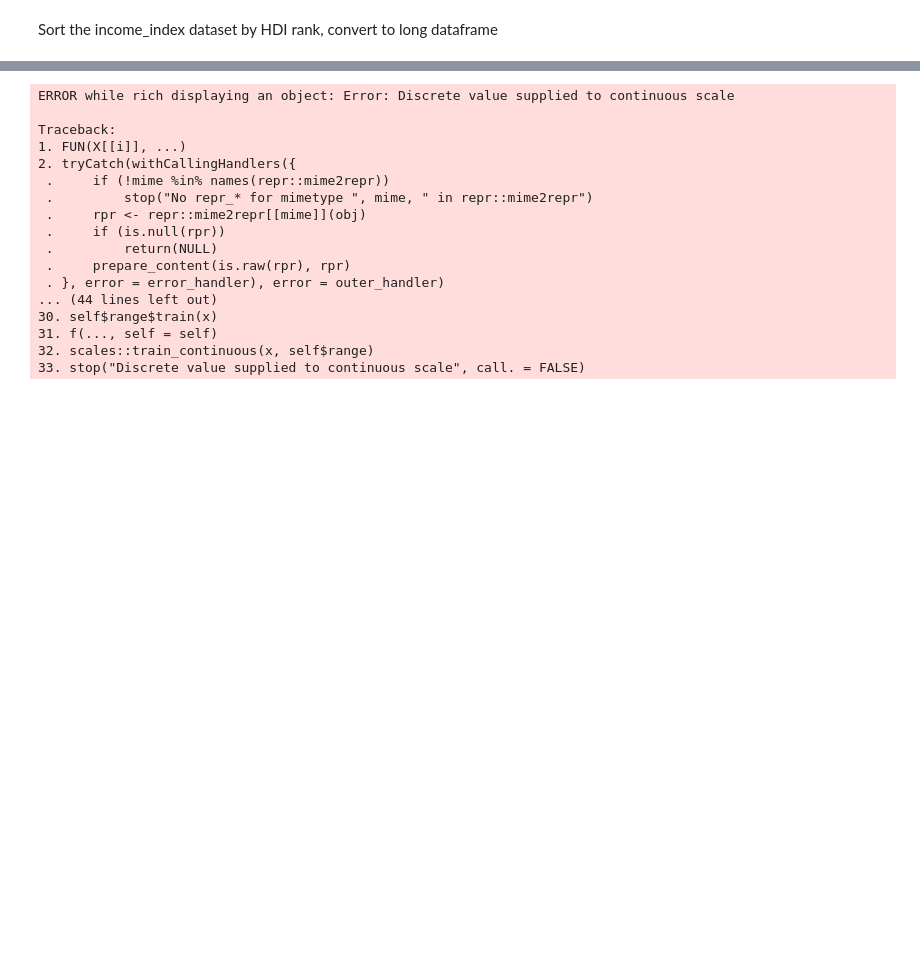
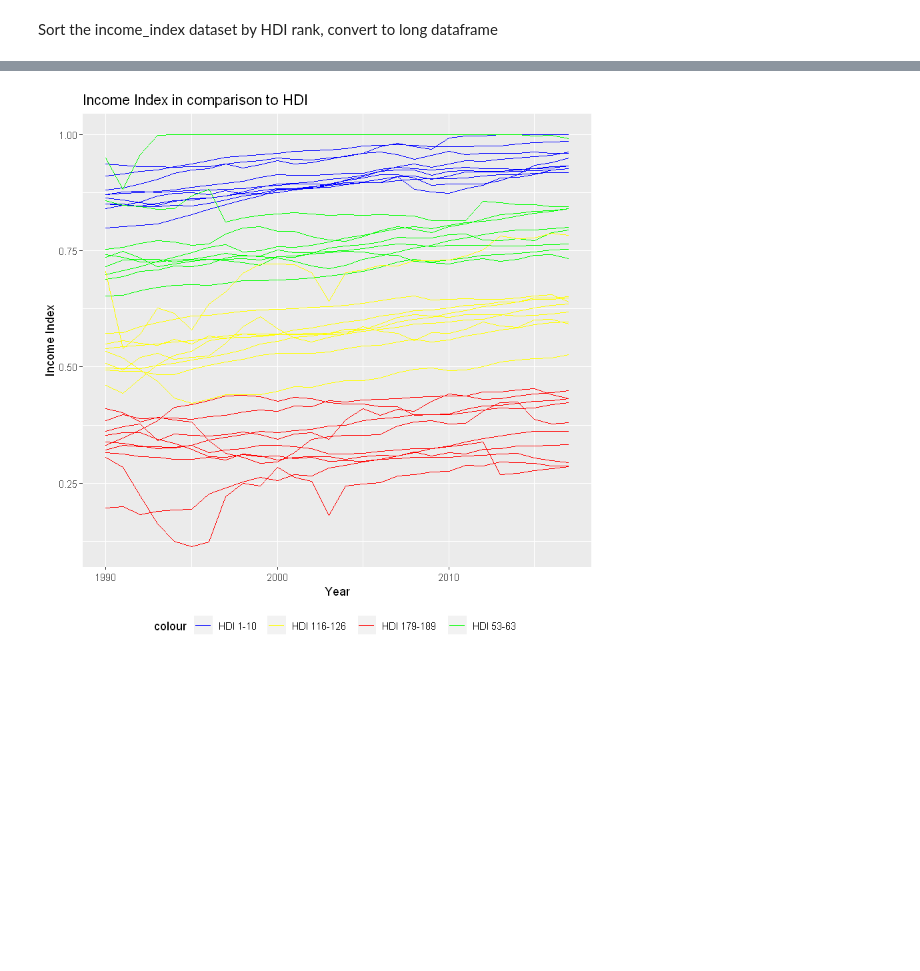
Before and after one commit to hazelerickson/data201, a Jupyter notebook: Group project - Income Index and Unemployment.ipynb, the cells around one changed output, grey strips where cells are left out. Cells and saved outputs as stored; diff of their text form; code cells hidden in the pictures; blank space fills up the shorter version.

```diff
--- a/Group project - Income Index and Unemployment.ipynb
+++ b/Group project - Income Index and Unemployment.ipynb
@@ -106,27 +63,27 @@ Warning message in eval(substitute(list(...)), `_data`, parent.frame()):
+# %%
+# Create function to make long dataframe using the UN data
+convert_to_long <- function(df, set)
+    subset(df, HDI %in% set) %>% # Select the countries from the dataset with the given indexes
+    select(-(HDI)) %>% # Remove HDI columns
+    gather(key = Year, Factor, -Country) %>% # Create Long Dataframe
+    transform(Year = as.numeric(Year), Factor = as.numeric(Factor), check.names=FALSE)
+# %%
+income_index <- income_index %>%
+    arrange(HDI) %>% # Sort dataframe by HDI rank
+    na.omit()
+
+# Create dataframe for eachs set of HDI indexes
+income_index_highest <- convert_to_long(income_index, highest)
+income_index_high <- convert_to_long(income_index, high)
+income_index_low <- convert_to_long(income_index, low)
+income_index_lowest <- convert_to_long(income_index, lowest)
 # %%
 ggplot() +
-    geom_line(data = income_index_highest, aes(x = Year, y = II, group = Country, color = 'HDI 1-10'))  +
-    geom_line(data = income_index_high, aes(x = Year, y = II, group = Country, color = 'HDI 53-63')) +
-    geom_line(data = income_index_low, aes(x = Year, y = II, group = Country, color = 'HDI 116-126')) +
-    geom_line(data = income_index_lowest, aes(x = Year, y = II, group = Country, color = 'HDI 179-189')) +
+    geom_line(data = income_index_highest, aes(x = Year, y = Factor, group = Country, color = 'HDI 1-10'))  +
+    geom_line(data = income_index_high, aes(x = Year, y = Factor, group = Country, color = 'HDI 53-63')) +
+    geom_line(data = income_index_low, aes(x = Year, y = Factor, group = Country, color = 'HDI 116-126')) +
+    geom_line(data = income_index_lowest, aes(x = Year, y = Factor, group = Country, color = 'HDI 179-189')) +
     scale_color_manual(values = c('HDI 1-10' = 'blue', 'HDI 53-63' = 'green', 'HDI 116-126' = 'yellow', 'HDI 179-189' = 'red')) +
     ggtitle('Income Index in comparison to HDI') + xlab('Year') + ylab('Income Index') + theme(legend.position = ("bottom"))
 # %% [output]
-ERROR while rich displaying an object: Error: Discrete value supplied to continuous scale
-
-Traceback:
-1. FUN(X[[i]], ...)
-2. tryCatch(withCallingHandlers({
- .     if (!mime %in% names(repr::mime2repr))
- .         stop("No repr_* for mimetype ", mime, " in repr::mime2repr")
- .     rpr <- repr::mime2repr[[mime]](obj)
- .     if (is.null(rpr))
- .         return(NULL)
- .     prepare_content(is.raw(rpr), rpr)
- . }, error = error_handler), error = outer_handler)
-... (44 lines left out)
-30. self$range$train(x)
-31. f(..., self = self)
-32. scales::train_continuous(x, self$range)
-33. stop("Discrete value supplied to continuous scale", call. = FALSE)
-[figure, old version]
+[figure, new version]
```
Also changed, not shown: parts of 27 cells of this notebook, 8 other files.
